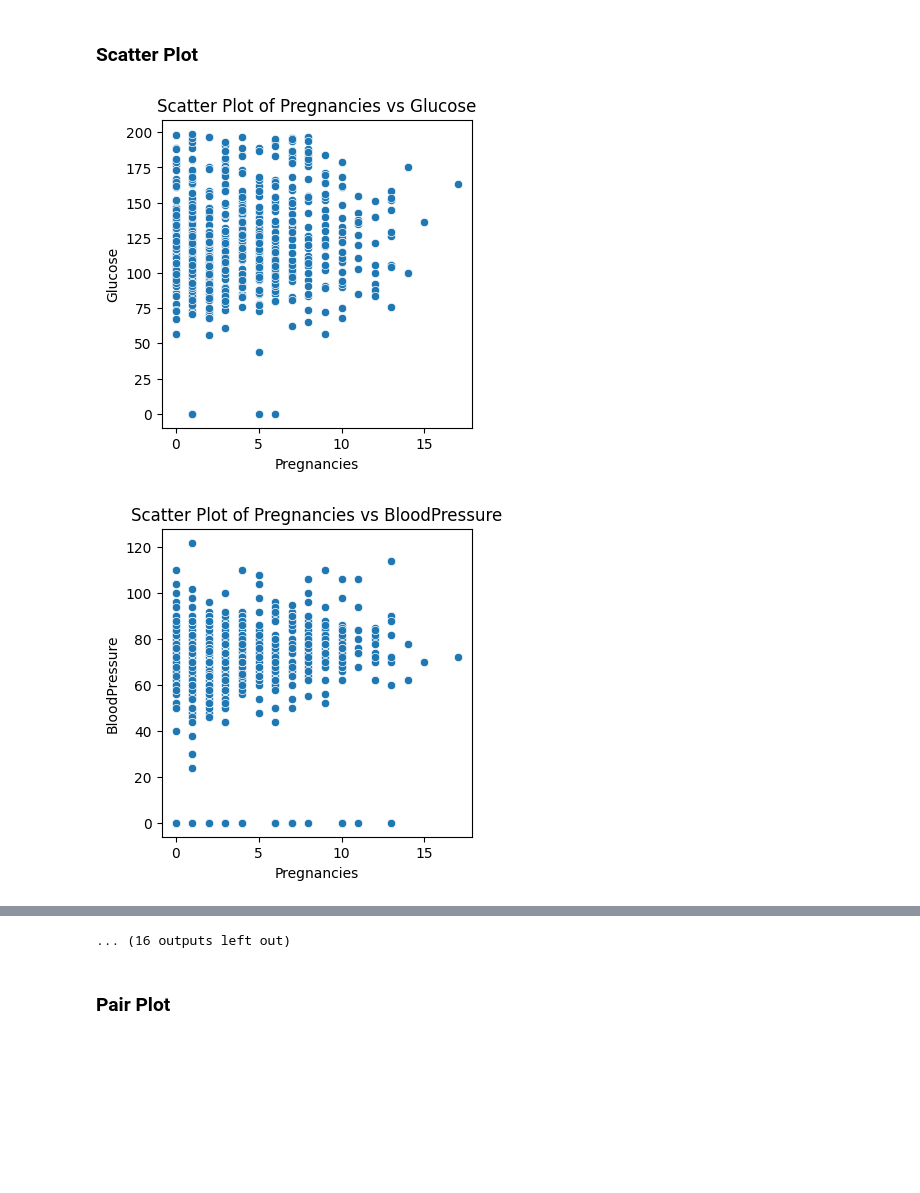
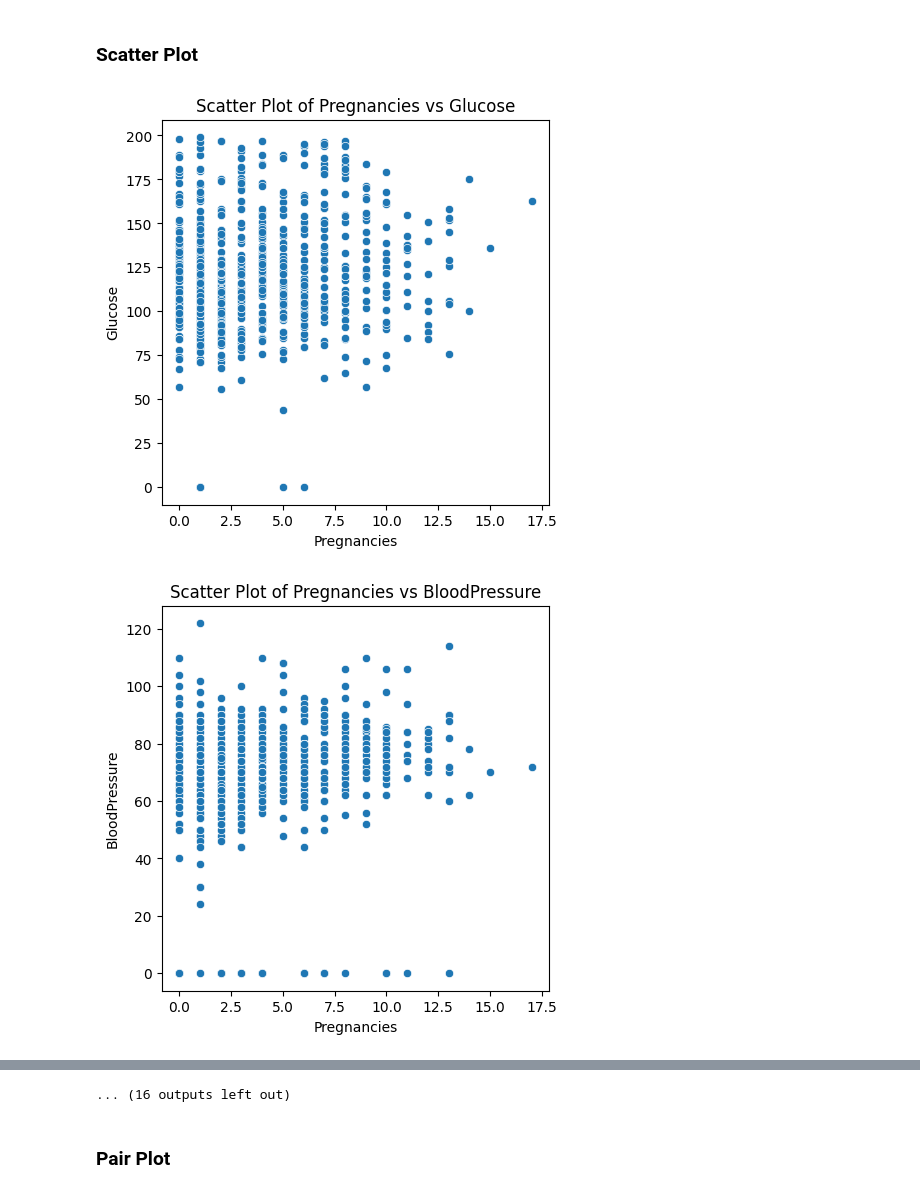
Before and after one commit to RajeevRanjan5642/diabetes-detect, a Jupyter notebook: diabetes-predictive-system.ipynb, the cells around one changed output, grey strips where cells are left out. Saved outputs shown, nothing was run; the diff lists cells and outputs as text; code cells hidden in the pictures; blank space fills up the shorter version.

```diff
--- a/diabetes-predictive-system.ipynb
+++ b/diabetes-predictive-system.ipynb
@@ -130,14 +139,14 @@ plt.show()
 # %%
 columns = df.columns
 
 for i in range(len(columns)):
     for j in range(i+1, len(columns)):
-        plt.figure(figsize=(4,4))
+        plt.figure(figsize=(5,5))
         sns.scatterplot(x=df[columns[i]],y=df[columns[j]])
         plt.title(f'Scatter Plot of {columns[i]} vs {columns[j]}')
         plt.xlabel(f'{columns[i]}')
         plt.ylabel(f'{columns[j]}')
         plt.show()
 # %% [output]
-[figure, old version]
+[figure, new version]
-[figure, old version]
+[figure, new version]
```
Also changed, not shown: parts of 56 cells of this notebook.
